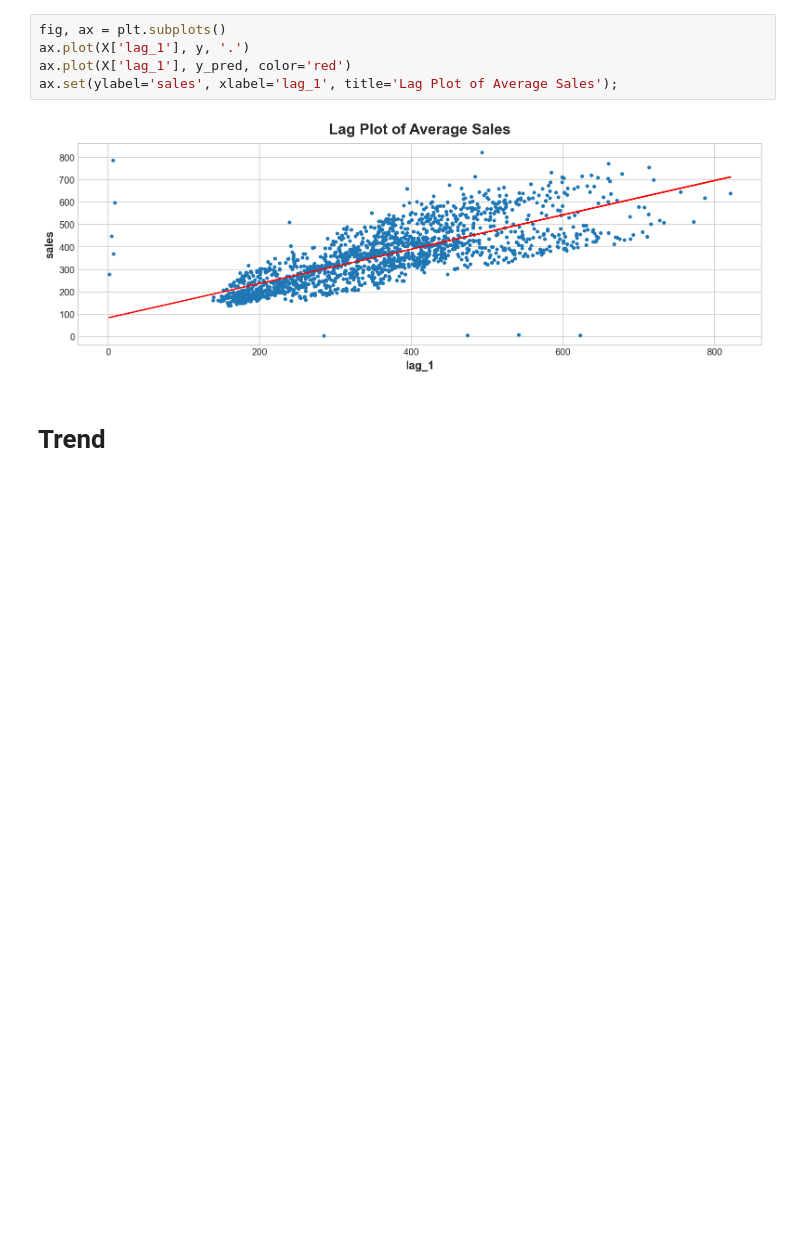
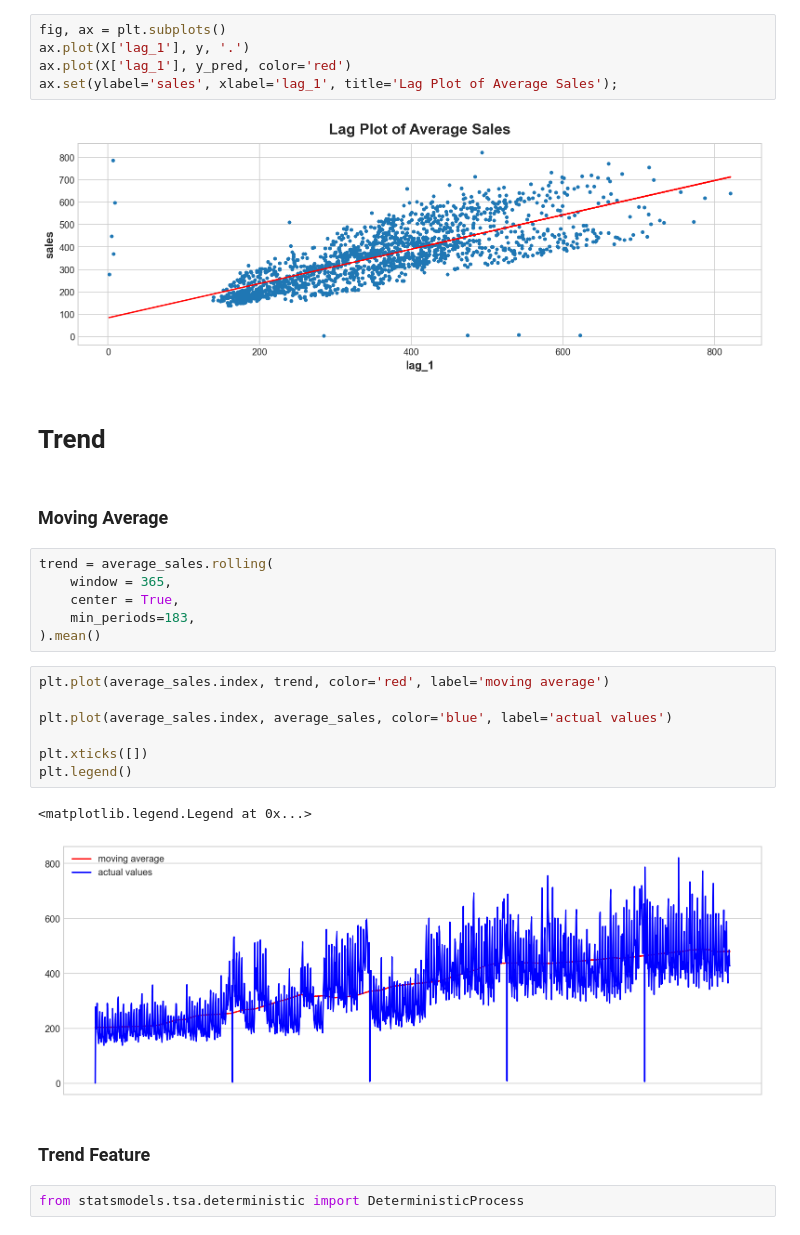
Before and after one commit to AliakbarMehdizadeh/time-series, a Jupyter notebook: Time-Series.ipynb, the cells around one changed output. Drawn from its saved outputs; the diff is of its cells as text; blank space fills up the shorter version.

Commit message:
done with Trend

```diff
--- a/Time-Series.ipynb
+++ b/Time-Series.ipynb
@@ -143,3 +143,25 @@ ax.set(ylabel='sales', xlabel='lag_1', title='Lag Plot of Average Sales');
 [figure]
 # %% [markdown]
 # Trend
+# %% [markdown]
+### Moving Average
+# %%
+trend = average_sales.rolling(
+    window = 365,
+    center = True,
+    min_periods=183,
+).mean()
+# %%
+plt.plot(average_sales.index, trend, color='red', label='moving average')
+
+plt.plot(average_sales.index, average_sales, color='blue', label='actual values')
+
+plt.xticks([])
+plt.legend()
+# %% [output]
+<matplotlib.legend.Legend at 0x...>
+[figure, added]
+# %% [markdown]
+### Trend Feature
+# %%
+from statsmodels.tsa.deterministic import DeterministicProcess
```
Also changed, not shown: parts of 3 cells of this notebook.
